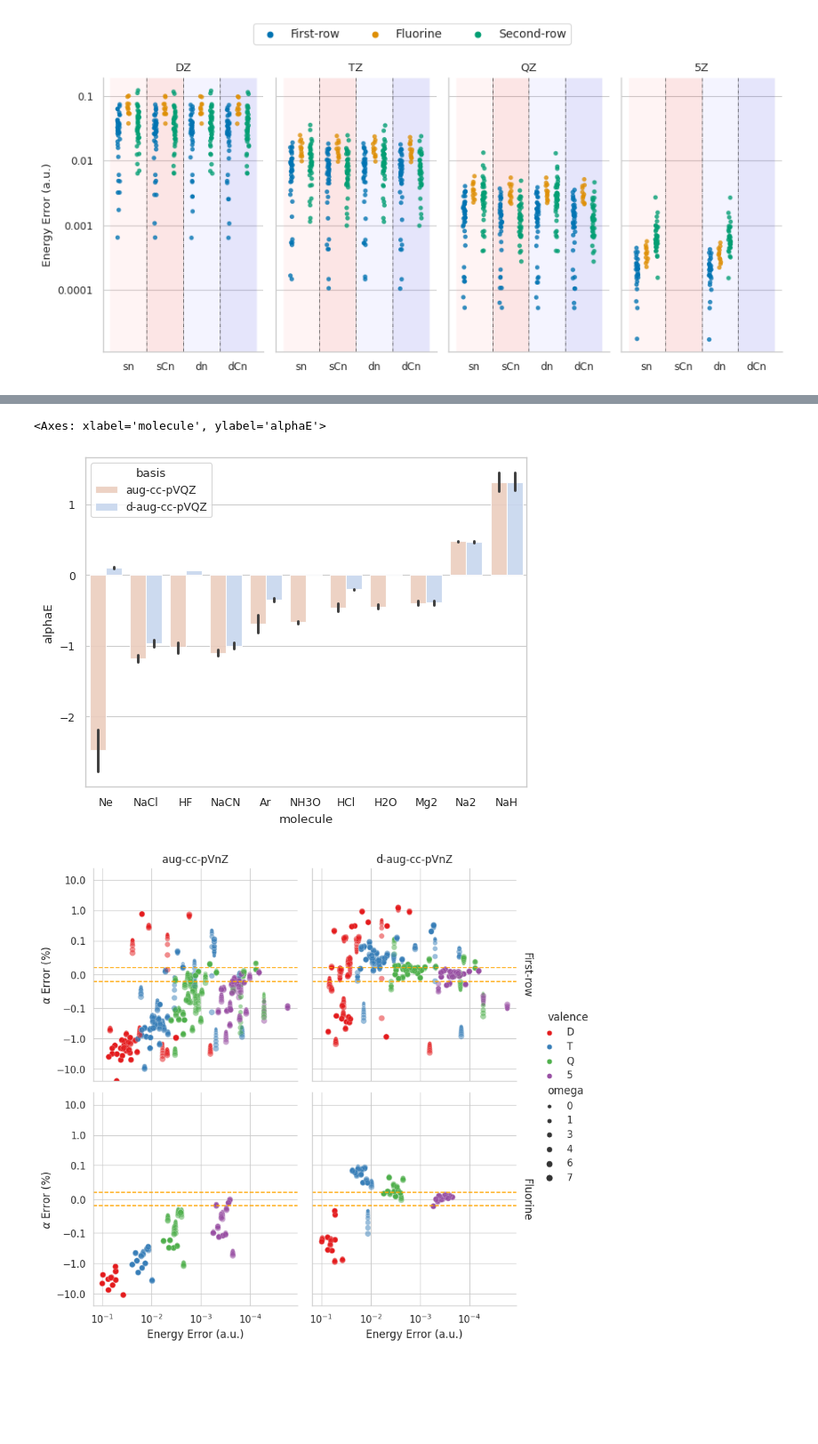
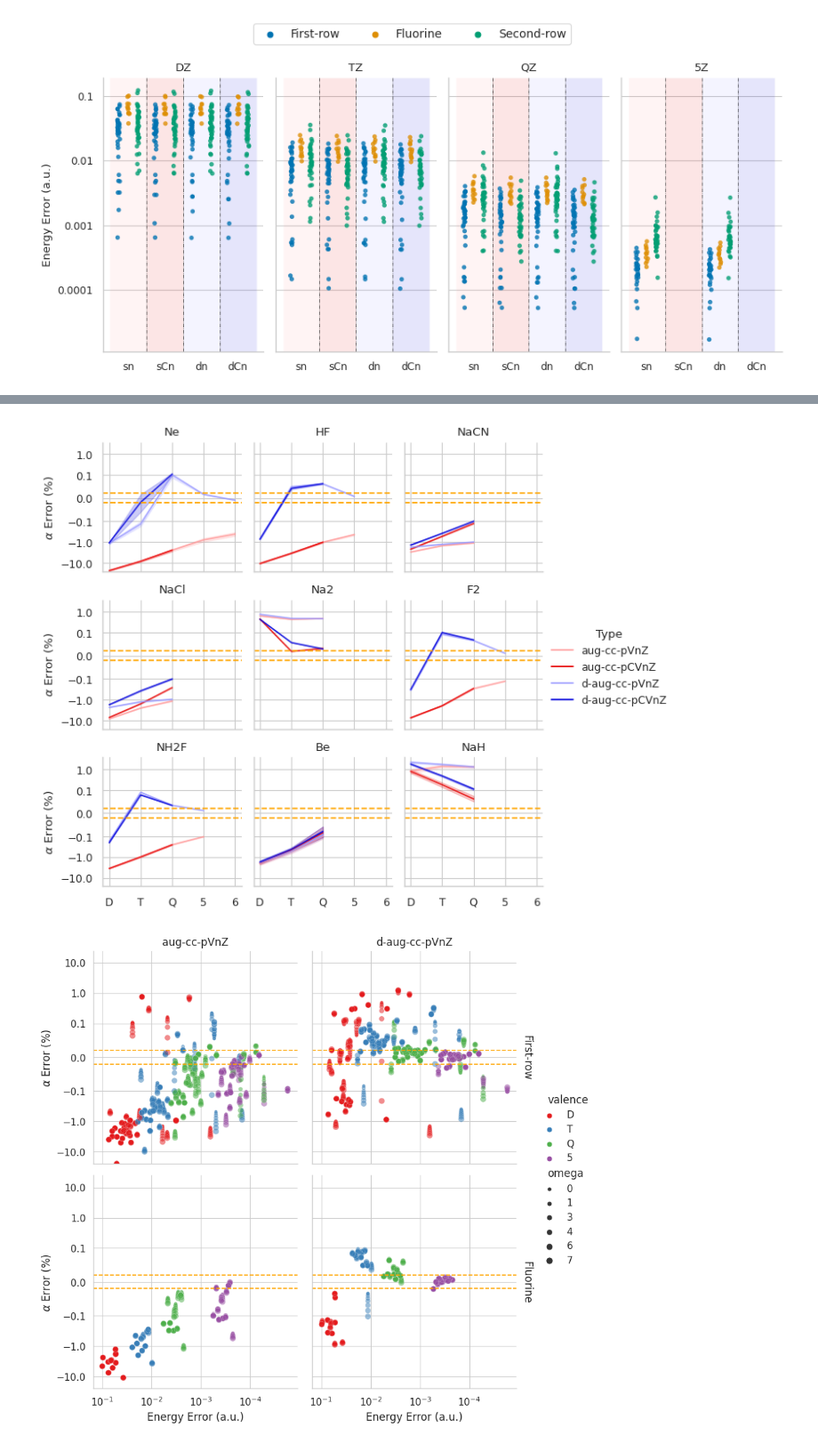
Before and after one commit to ahurta92/QuantumResponsePro, a Jupyter notebook: examples/PolarizabilityPaper/august_convergence.ipynb, the cells around one changed output, grey strips where cells are left out. Shown at 89% size. Cells and saved outputs as stored; diff of their text form; code cells hidden in the pictures; blank space fills up the shorter version.

```diff
--- a/examples/PolarizabilityPaper/august_convergence.ipynb
+++ b/examples/PolarizabilityPaper/august_convergence.ipynb
@@ -678,21 +745,30 @@ sns.barplot(x='molecule', y='alphaE', hue='basis', data=a_outliers, dodge=True,
 # %%
+# make a plot of the frequency dependence of the error for a single molecule
+mol=['NaCl','NaCN','Na2','NaH','Be','NH2F','HF','F2','Ne']
+plot_data = basis_data.query('molecule.isin(@mol)').copy()
+# remove unused categories from valence
+plot_data.valence = plot_data.valence.cat.remove_unused_categories()
+# plot valence versus alpha error with component hue for Type
 
-basis_data['absolute_alphaE'] = basis_data.alphaE.abs()
-a_outliers = (basis_data.query('valence=="Q" & augmentation=="aug" & omega==0').sort_values
-              ('absolute_alphaE',
-               ascending=False).head(15)).molecule.unique()
+with sns.plotting_context('paper', font_scale=1.00):
+    g=sns.relplot(x='valence', y='alphaE', hue='Type', kind='line', data=plot_data,
+                palette=pal, markers=True, height=2, aspect=1, alpha=.8,col='molecule',col_wrap=3)
+    g.set_ylabels(r'$\alpha$ Error (%)')
+    g.set_xlabels('')
 
-a_outliers = (basis_data.query("molecule.isin(@a_outliers) & valence=='Q' &polarization=='V'")
-              .sort_values
-              ('alphaE', ascending=True)
-              .sort_values('alphaE'))
+    g.set_titles('{col_name}')
 
-# create a barplot of the energy error for the outliers
-sns.barplot(x='molecule', y='alphaE', hue='basis', data=a_outliers, dodge=True,
-            alpha=.9, palette=simple_pal, fill=True)
+
+    # symlog scale
+    for ax in g.axes.flat:
+        ax.set_yscale('symlog', linthresh=1e-1)
+        ax.axhline(y=.02, linestyle='--', color='orange')
+        ax.axhline(y=-.02, linestyle='--', color='orange')
+        # set the yaxis to scalar formatter
+        ax.yaxis.set_major_formatter(ScalarFormatter())
+    g.savefig(paper_path.joinpath('alpha_outlier_valence_error.png'), dpi=600, bbox_inches='tight')
 # %% [output]
-<Axes: xlabel='molecule', ylabel='alphaE'>
-[figure, old version]
+[figure, new version]
 # %%
 basis_data
 data = pd.DataFrame()
```
Also changed, not shown: parts of 2 cells of this notebook, 8 other files.
